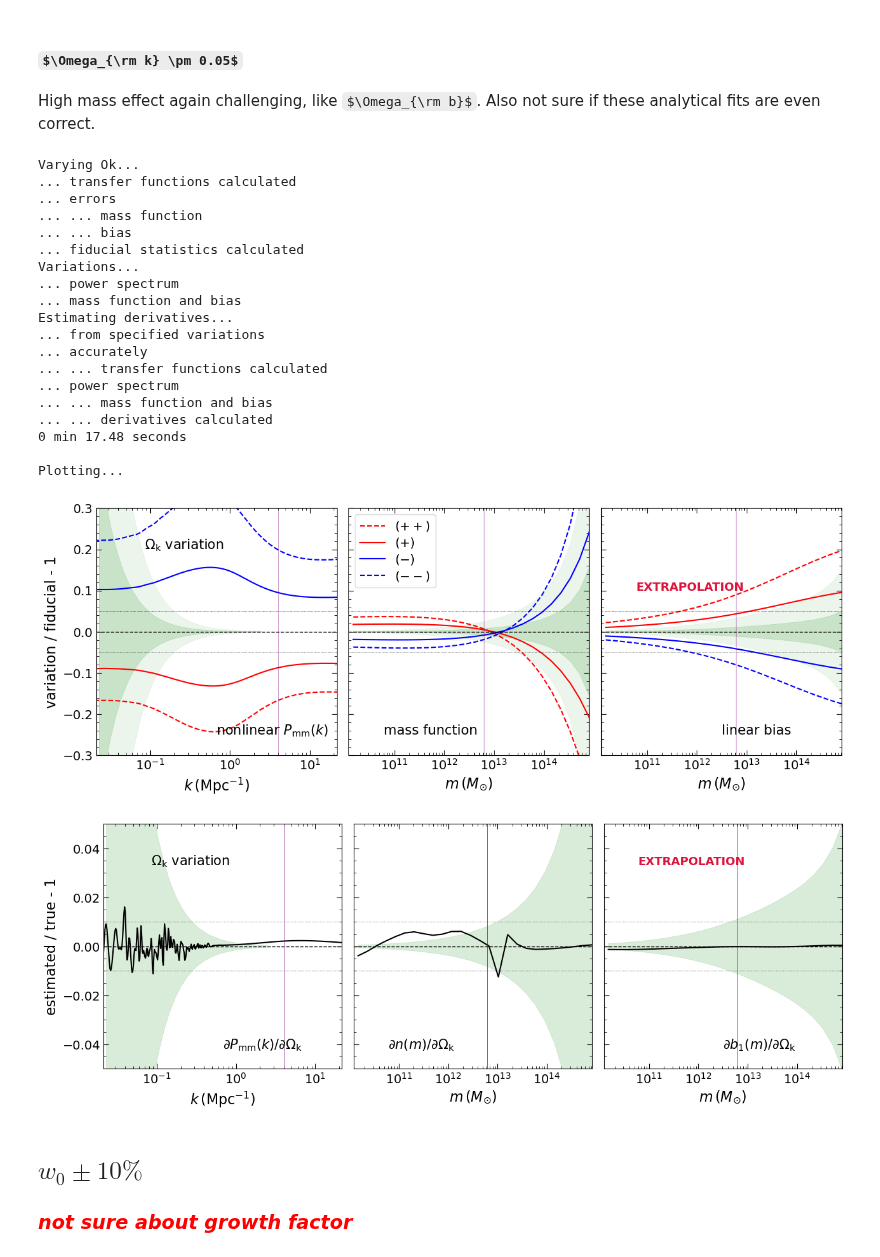
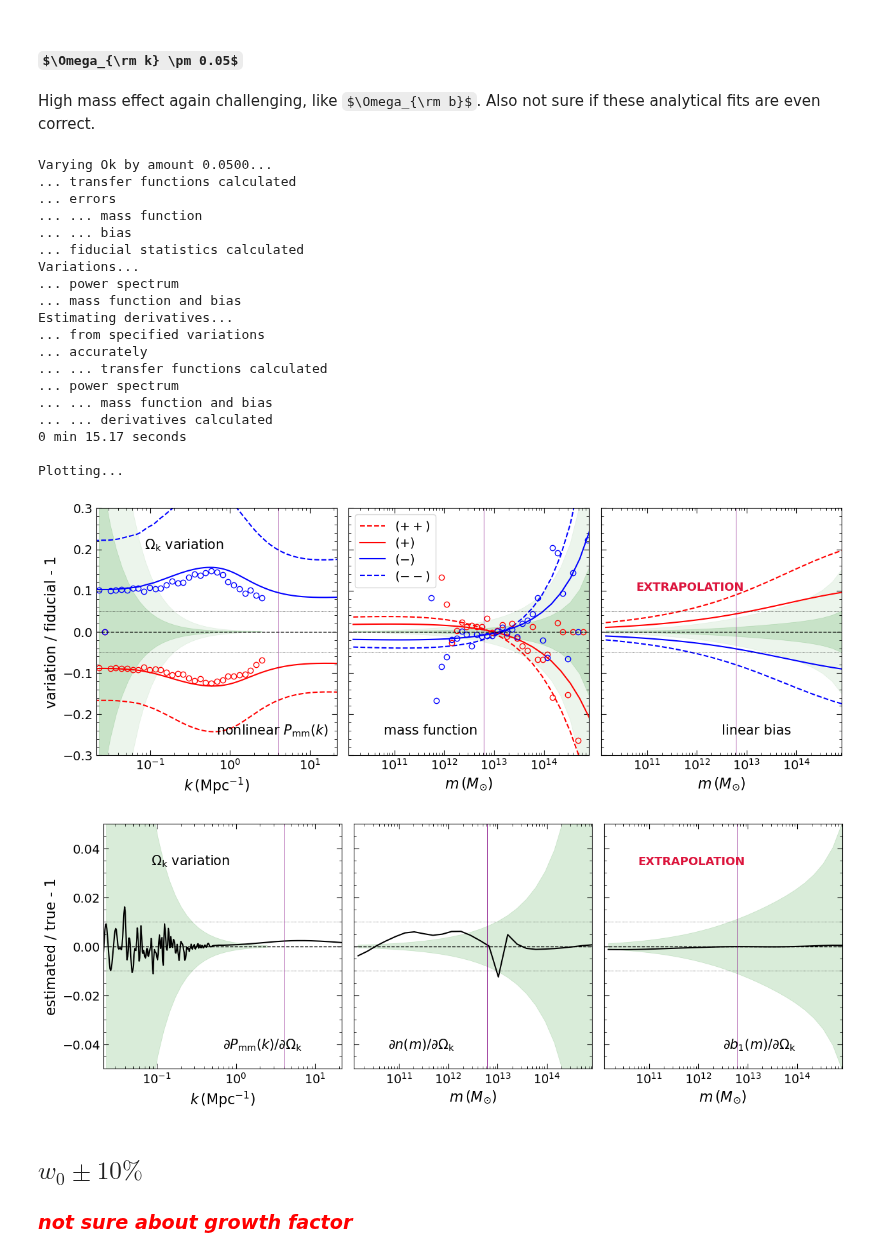
Before and after one commit to a-paranjape/sahyadri-sandbox, a Jupyter notebook: exploration/CosmoParamVariations.ipynb, the cells around one changed output. Drawn from its saved outputs; the diff is of its cells as text; code cells hidden in the pictures; some formulas as TeX source.

```diff
--- a/exploration/CosmoParamVariations.ipynb
+++ b/exploration/CosmoParamVariations.ipynb
@@ -835,29 +777,35 @@ Plotting...
 # %% [markdown]
 ## $\Omega_{\rm k} \pm 0.05$
 High mass effect again challenging, like $\Omega_{\rm b}$. Also not sure if these analytical fits are even correct.
+# %%
+data_Ok = {}
+for var in ['p','m']: # later include 'pp','mm'
+    data_Ok[var] = {'Pk':np.loadtxt('../../data/sims/sinhagad/var_Ok_'+var+'256/r1/Pk_200.txt').T,
+                    'mf':np.loadtxt('../../data/halos/sinhagad/var_Ok_'+var+'256/r1/mf_200.txt').T}
+data_Ok['fid'] = data_fid.copy()
 # %%
-vary_and_plot('Ok',0.05,co_fid,mvals,var_acc=1e-3,sig_thresh=3.0,k_sim=kmid,rePk_sim=rel_err_Pk)
+vary_and_plot('Ok',0.05,co_fid,mvals,var_acc=1e-3,sig_thresh=3.0,k_sim=kmid,rePk_sim=rel_err_Pk,data=data_Ok)
 # %% [output]
-Varying Ok...
+Varying Ok by amount 0.0500...
 ... transfer functions calculated
 ... errors
 ... ... mass function
 ... ... bias
 ... fiducial statistics calculated
 Variations...
 ... power spectrum
 ... mass function and bias
 Estimating derivatives...
 ... from specified variations
 ... accurately
 ... ... transfer functions calculated
 ... power spectrum
 ... ... mass function and bias
 ... ... derivatives calculated
-0 min 17.48 seconds
+0 min 15.17 seconds
 
 Plotting...
-[figure, old version]
+[figure, new version]
 [figure]
 # %% [markdown]
 ## $w_{0} \pm 10\%$
```
Also changed, not shown: parts of 10 cells of this notebook.
